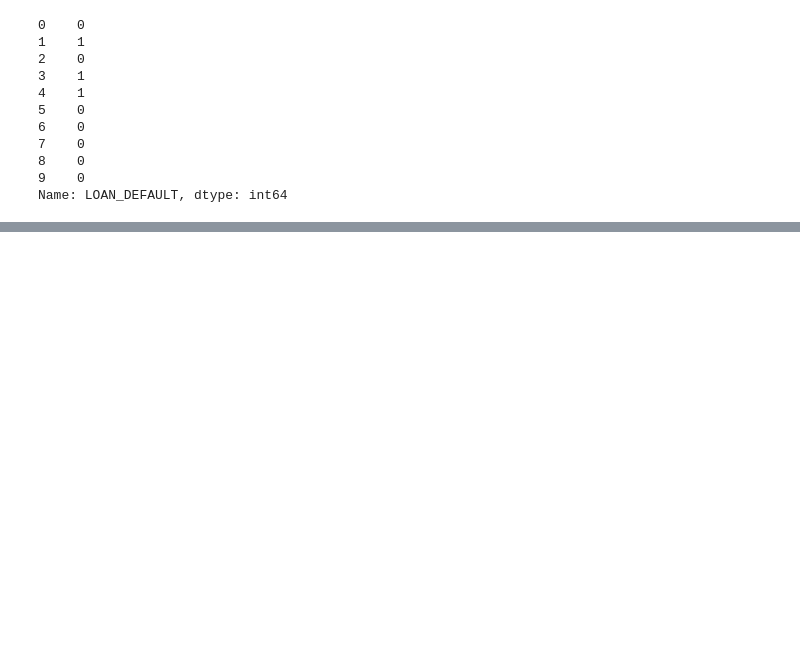
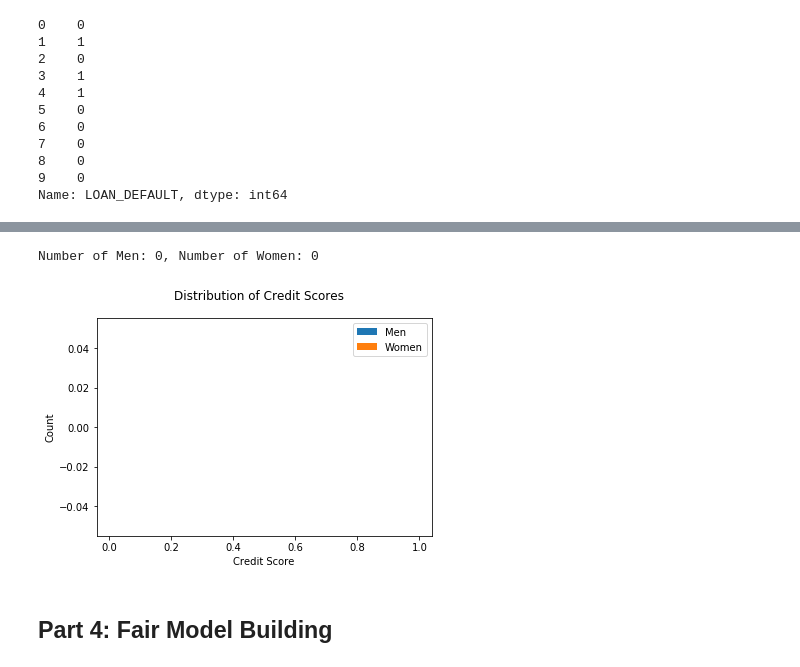
Before and after one commit to PranavPillai/Credit-Scoring, a Jupyter notebook: Unbiased Credit Scoring.ipynb, the cells around one changed output, grey strips where cells are left out. Drawn from its saved outputs; the diff is of its cells as text; code cells hidden in the pictures; blank space fills up the shorter version.

```diff
--- a/Unbiased Credit Scoring.ipynb
+++ b/Unbiased Credit Scoring.ipynb
@@ -285,0 +455,3 @@ pd.Series(clf_3.predict(X_test)).describe()
+# %%
+X_train['CREDIT_SCORE'] = scores
+X_train.head()
@@ -285,0 +470,12 @@ pd.Series(clf_3.predict(X_test)).describe()
+# %%
+men_scores = X_train[X_train['IS_FEMALE'] == 0]['CREDIT_SCORE'].values
+women_scores = X_train[X_train['IS_FEMALE'] == 1]['CREDIT_SCORE'].values
+hist = plt.hist([men_scores, women_scores], label=['Men', 'Women'])
+y = plt.ylabel('Count')
+x = plt.xlabel('Credit Score')
+plt.legend(loc='upper right')
+title = plt.suptitle('Distribution of Credit Scores')
+print(f'Number of Men: {len(men_scores)}, Number of Women: {len(women_scores)}')
+# %% [output]
+Number of Men: 0, Number of Women: 0
+[figure, added]
@@ -285,0 +488,2 @@ pd.Series(clf_3.predict(X_test)).describe()
+# %% [markdown]
+## Part 4: Fair Model Building
```
Also changed, not shown: parts of 78 cells of this notebook.
